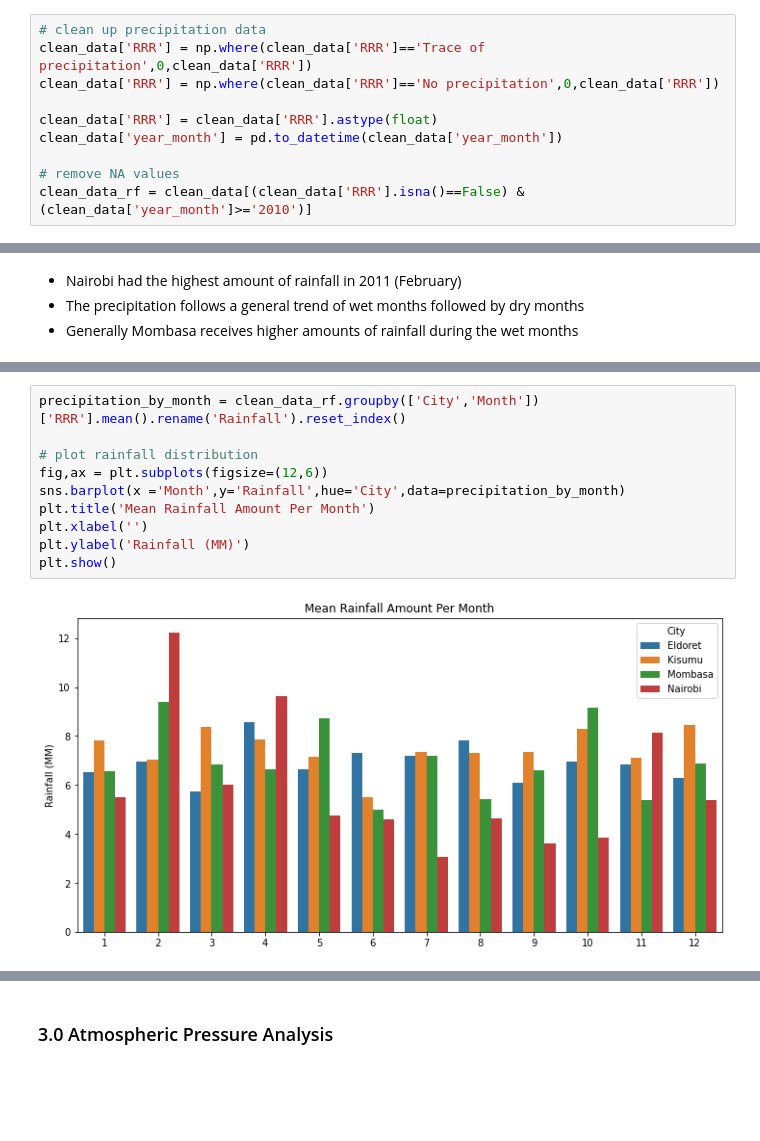
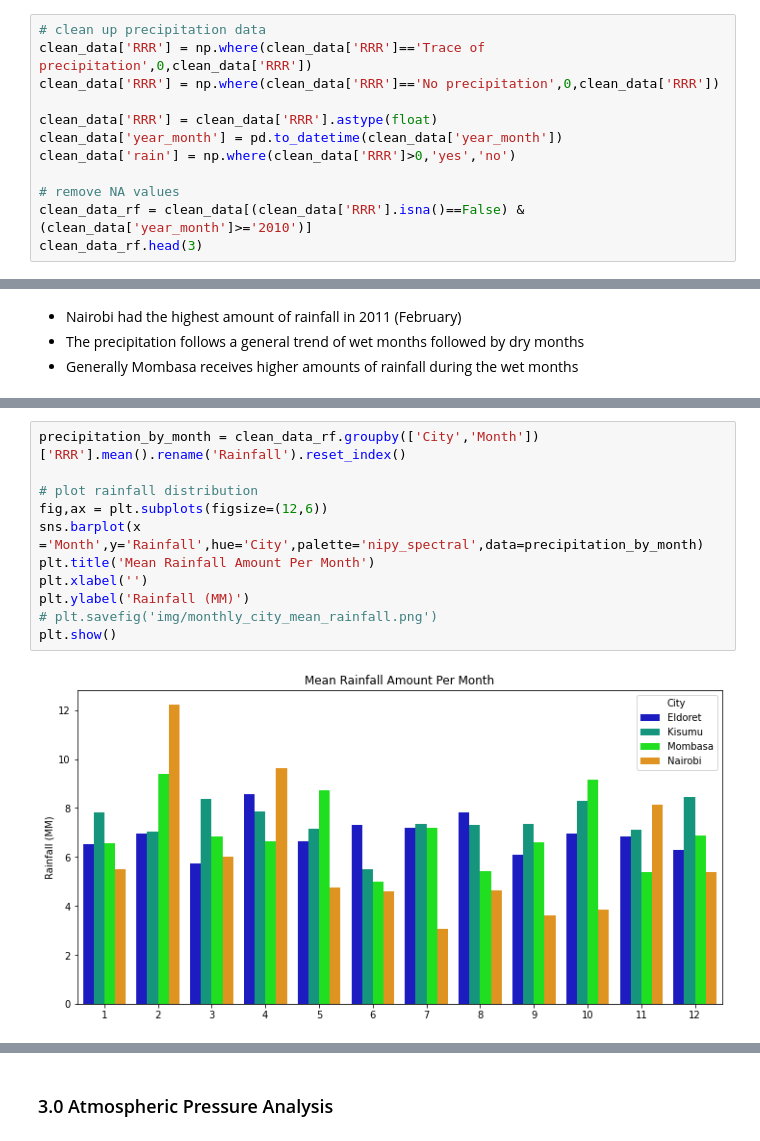
Before and after one commit to wkirui/Weather-Data-Analysis, a Jupyter notebook: Weather Analysis.ipynb, the cells around one changed output, grey strips where cells are left out. Cells and saved outputs as stored; diff of their text form; blank space fills up the shorter version.

Commit message:
updated graphs

```diff
--- a/Weather Analysis.ipynb
+++ b/Weather Analysis.ipynb
@@ -381,6 +383,8 @@ clean_data['RRR'] = np.where(clean_data['RRR']=='No precipitation',0,clean_data[
 
 clean_data['RRR'] = clean_data['RRR'].astype(float)
 clean_data['year_month'] = pd.to_datetime(clean_data['year_month'])
+clean_data['rain'] = np.where(clean_data['RRR']>0,'yes','no')
 
 # remove NA values
 clean_data_rf = clean_data[(clean_data['RRR'].isna()==False) & (clean_data['year_month']>='2010')]
+clean_data_rf.head(3)
@@ -455,12 +468,13 @@ for i in range(len(cities)):
 # %%
 precipitation_by_month = clean_data_rf.groupby(['City','Month'])['RRR'].mean().rename('Rainfall').reset_index()
 
 # plot rainfall distribution
 fig,ax = plt.subplots(figsize=(12,6))
-sns.barplot(x ='Month',y='Rainfall',hue='City',data=precipitation_by_month)
+sns.barplot(x ='Month',y='Rainfall',hue='City',palette='nipy_spectral',data=precipitation_by_month)
 plt.title('Mean Rainfall Amount Per Month')
 plt.xlabel('')
 plt.ylabel('Rainfall (MM)')
+# plt.savefig('img/monthly_city_mean_rainfall.png')
 plt.show()
 # %% [output]
-[figure, old version]
+[figure, new version]
```
Also changed, not shown: parts of 11 cells of this notebook, 8 other files.
